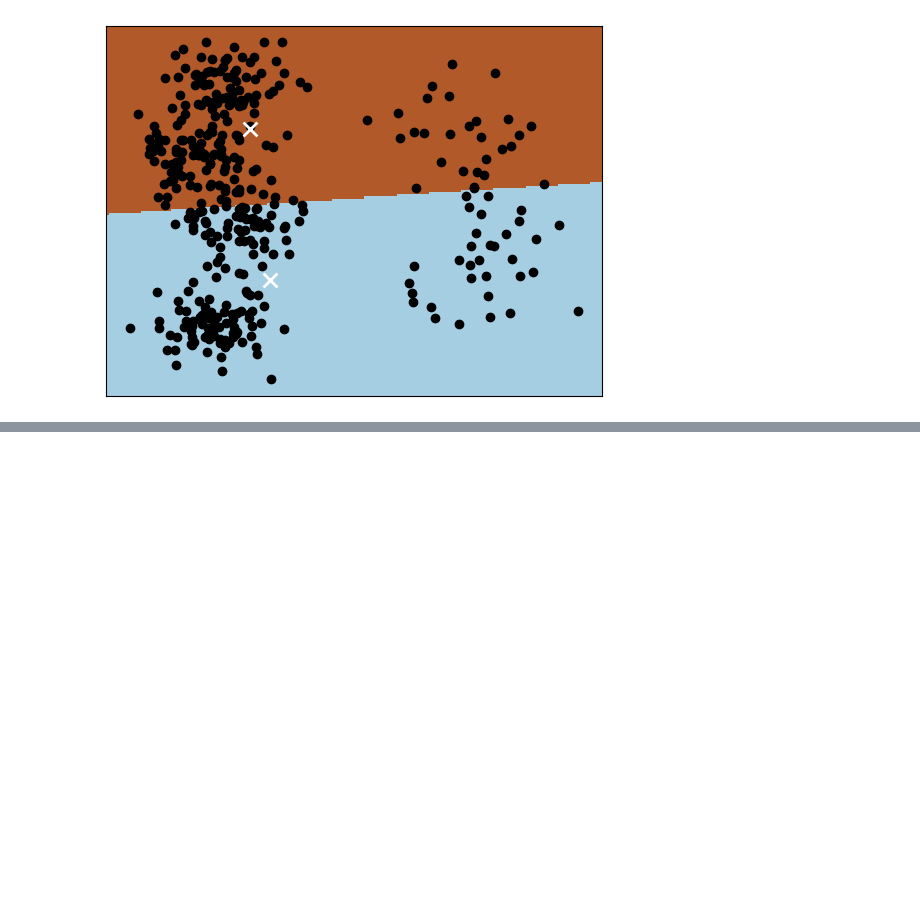
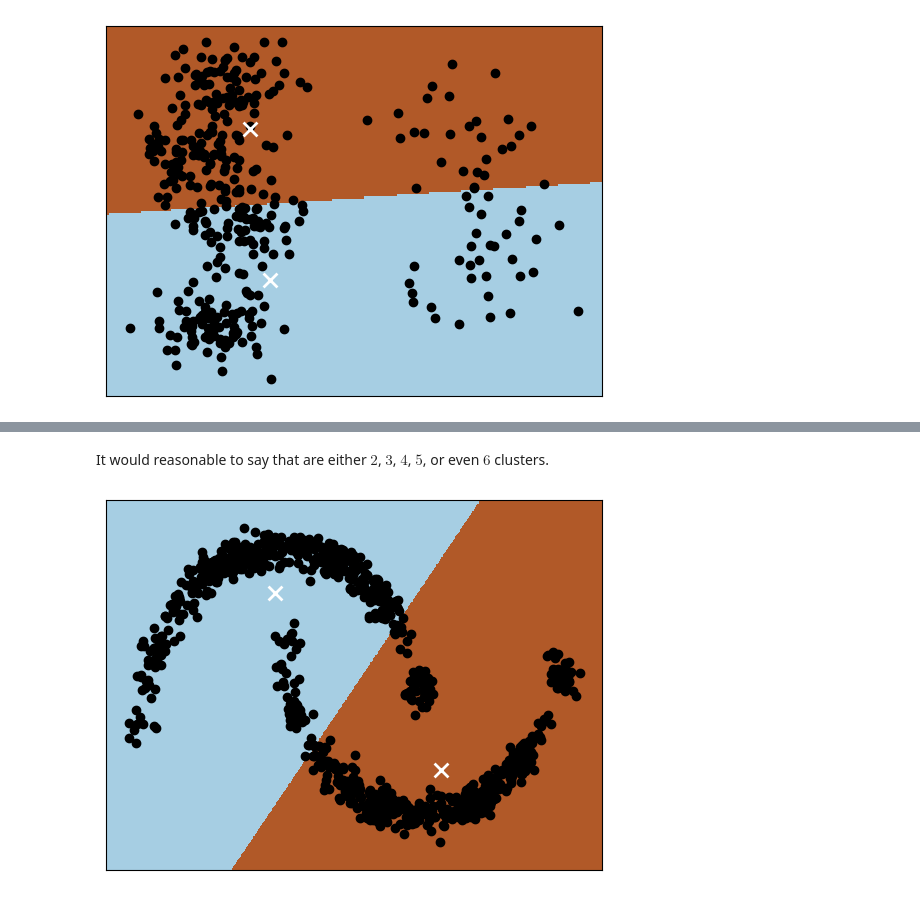
Before and after one commit to joshmaglione/CS4102-Jupyter, a Jupyter notebook: Week10.ipynb, the cells around one changed output, grey strips where cells are left out. Drawn from its saved outputs; the diff is of its cells as text; code cells hidden in the pictures; blank space fills up the shorter version.

```diff
--- a/Week10.ipynb
+++ b/Week10.ipynb
@@ -143,0 +153,6 @@ plot = Voronoi(data_2u, kmeans=BasicKMeans_2(2, data_2u))
+# %% [markdown]
+It would reasonable to say that are either $2$, $3$, $4$, $5$, or even $6$ clusters.
+# %%
+    plot = Voronoi(data_imp, kmeans=BasicKMeans(2, data_imp))
+# %% [output]
+[figure, added]
```
Also changed, not shown: parts of 10 cells of this notebook, 1 other file.
